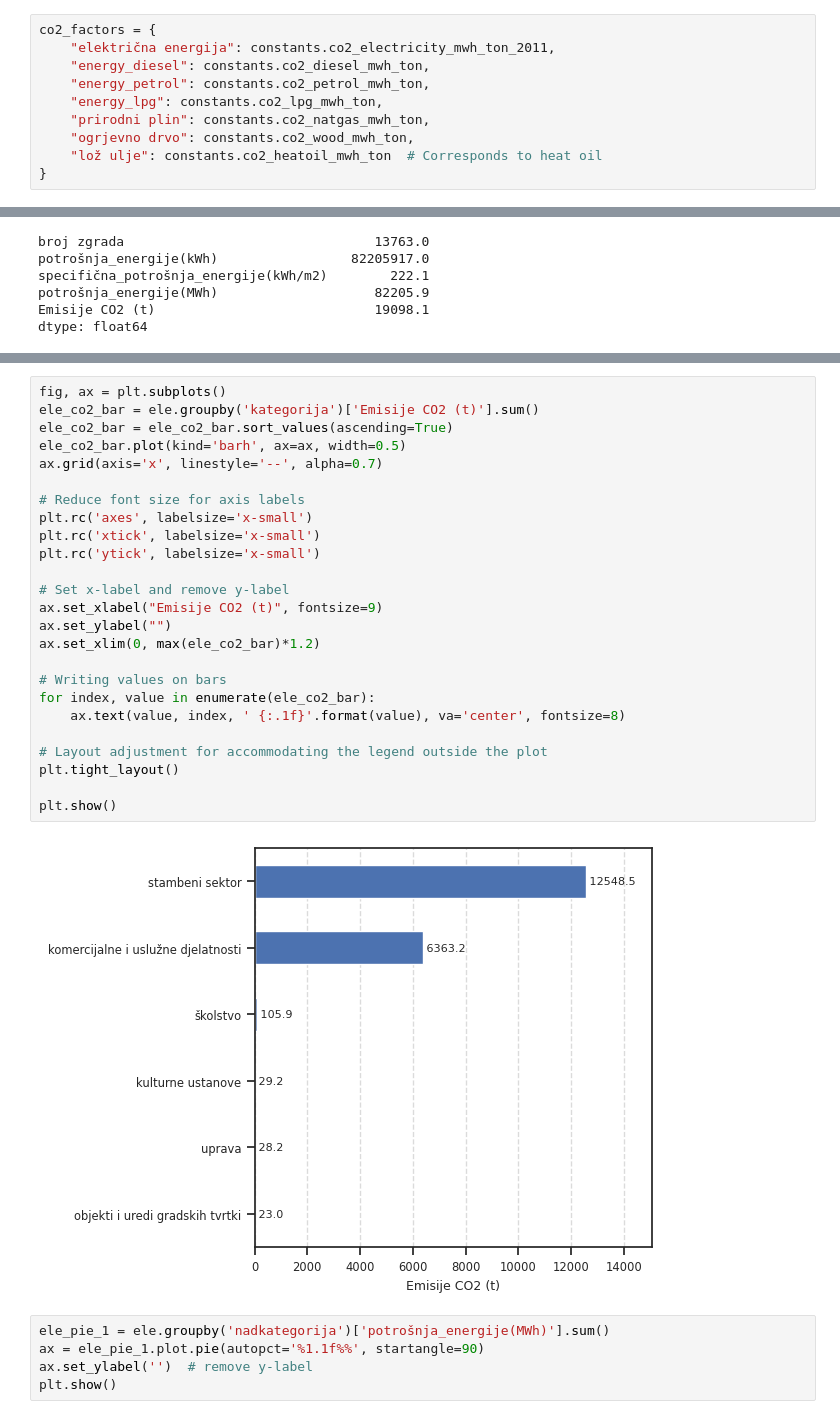
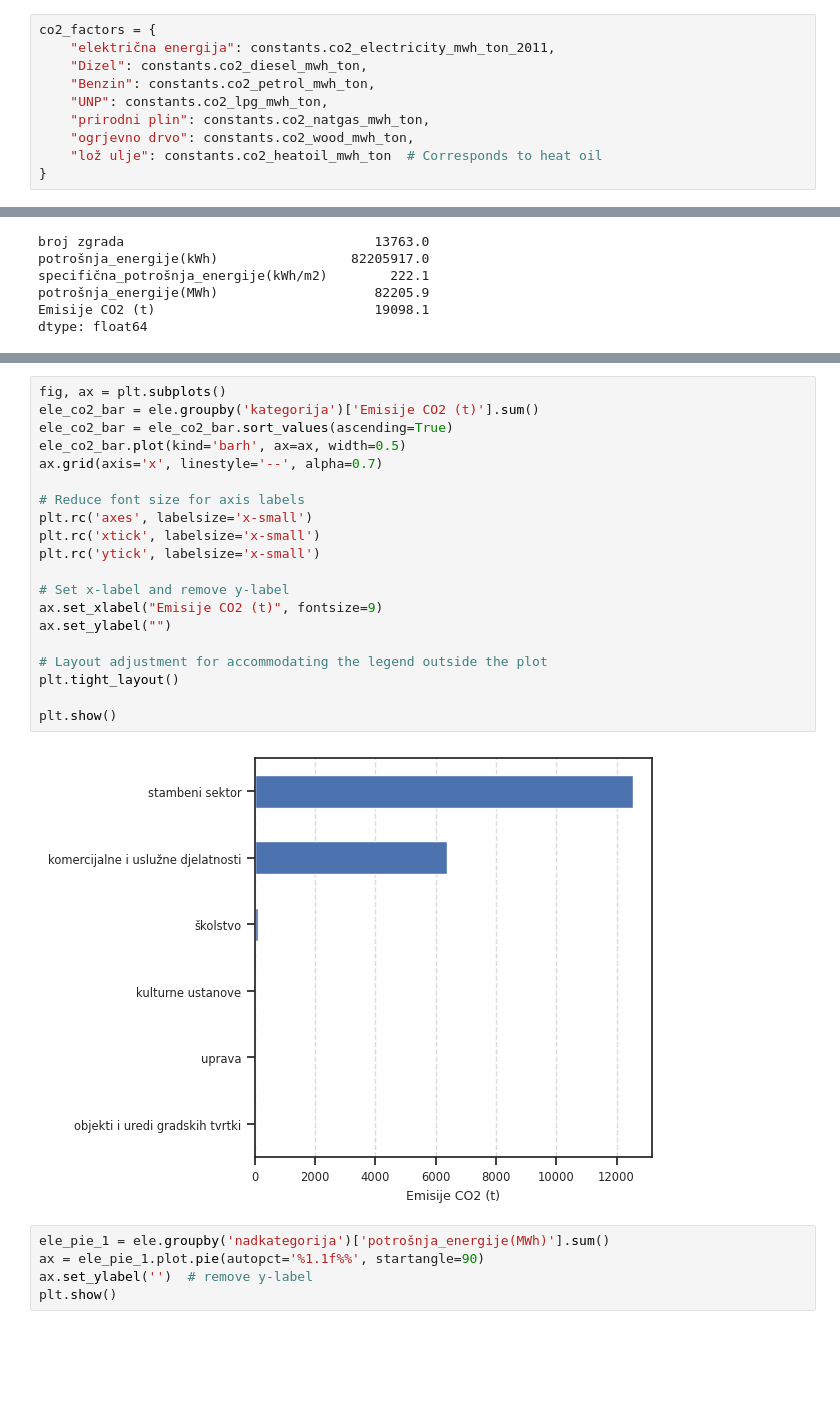
Before and after one commit to Green-Zone-Lab/vk_secap, a Jupyter notebook: notebooks/2011_Base_inventory.ipynb, the cells around one changed output, grey strips where cells are left out. Cells and saved outputs as stored; diff of their text form; blank space fills up the shorter version.

```diff
--- a/notebooks/2011_Base_inventory.ipynb
+++ b/notebooks/2011_Base_inventory.ipynb
@@ -32,9 +36,9 @@ heat['potrošnja_energije(MWh)'] = heat['potrošnja_energije(kWh)'] / 1000
 # %%
 co2_factors = {
     "električna energija": constants.co2_electricity_mwh_ton_2011,
-    "energy_diesel": constants.co2_diesel_mwh_ton,
-    "energy_petrol": constants.co2_petrol_mwh_ton,
-    "energy_lpg": constants.co2_lpg_mwh_ton,
+    "Dizel": constants.co2_diesel_mwh_ton,
+    "Benzin": constants.co2_petrol_mwh_ton,
+    "UNP": constants.co2_lpg_mwh_ton,
     "prirodni plin": constants.co2_natgas_mwh_ton,
     "ogrjevno drvo": constants.co2_wood_mwh_ton,
     "lož ulje": constants.co2_heatoil_mwh_ton  # Corresponds to heat oil
@@ -251,30 +256,25 @@ plt.show()
 # %%
 fig, ax = plt.subplots()
 ele_co2_bar = ele.groupby('kategorija')['Emisije CO2 (t)'].sum()
 ele_co2_bar = ele_co2_bar.sort_values(ascending=True)
 ele_co2_bar.plot(kind='barh', ax=ax, width=0.5)
 ax.grid(axis='x', linestyle='--', alpha=0.7)
 
 # Reduce font size for axis labels
 plt.rc('axes', labelsize='x-small')
 plt.rc('xtick', labelsize='x-small')
 plt.rc('ytick', labelsize='x-small')
 
 # Set x-label and remove y-label
 ax.set_xlabel("Emisije CO2 (t)", fontsize=9)
 ax.set_ylabel("")
-ax.set_xlim(0, max(ele_co2_bar)*1.2)
-
-# Writing values on bars
-for index, value in enumerate(ele_co2_bar):
-    ax.text(value, index, ' {:.1f}'.format(value), va='center', fontsize=8)
 
 # Layout adjustment for accommodating the legend outside the plot
 plt.tight_layout()
 
 plt.show()
 # %% [output]
-[figure, old version]
+[figure, new version]
 # %%
 ele_pie_1 = ele.groupby('nadkategorija')['potrošnja_energije(MWh)'].sum()
 ax = ele_pie_1.plot.pie(autopct='%1.1f%%', startangle=90)
```
Also changed, not shown: parts of 18 cells of this notebook.
